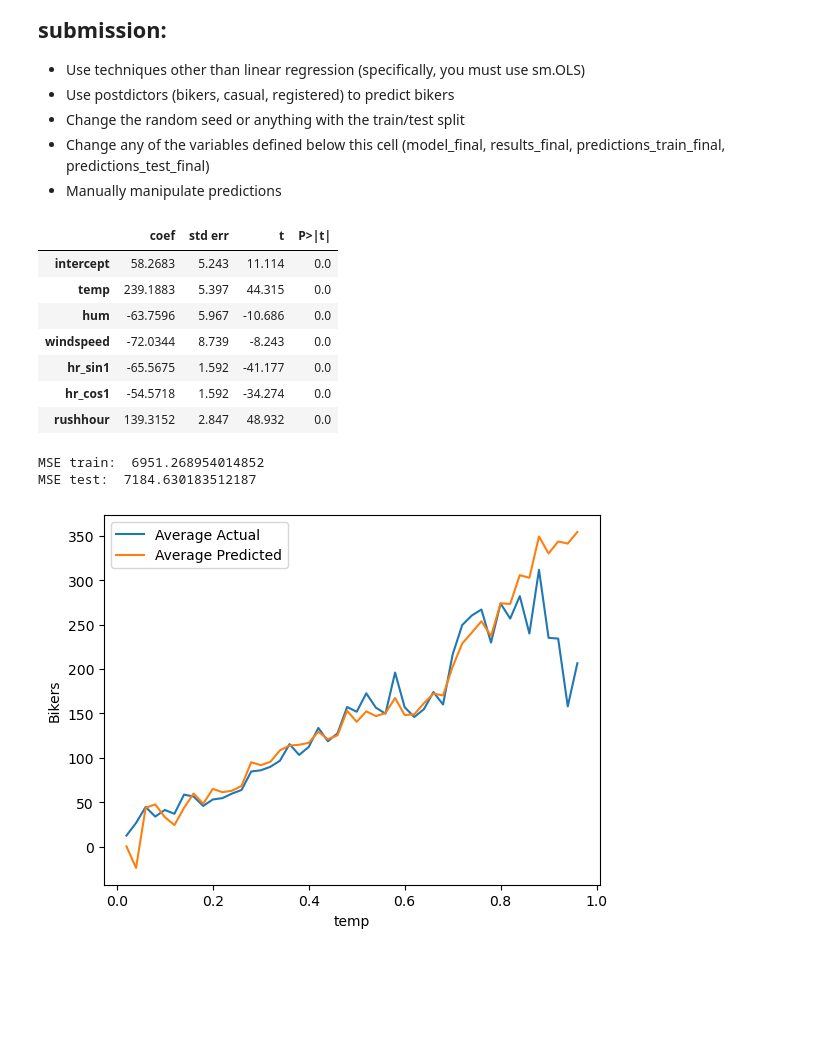
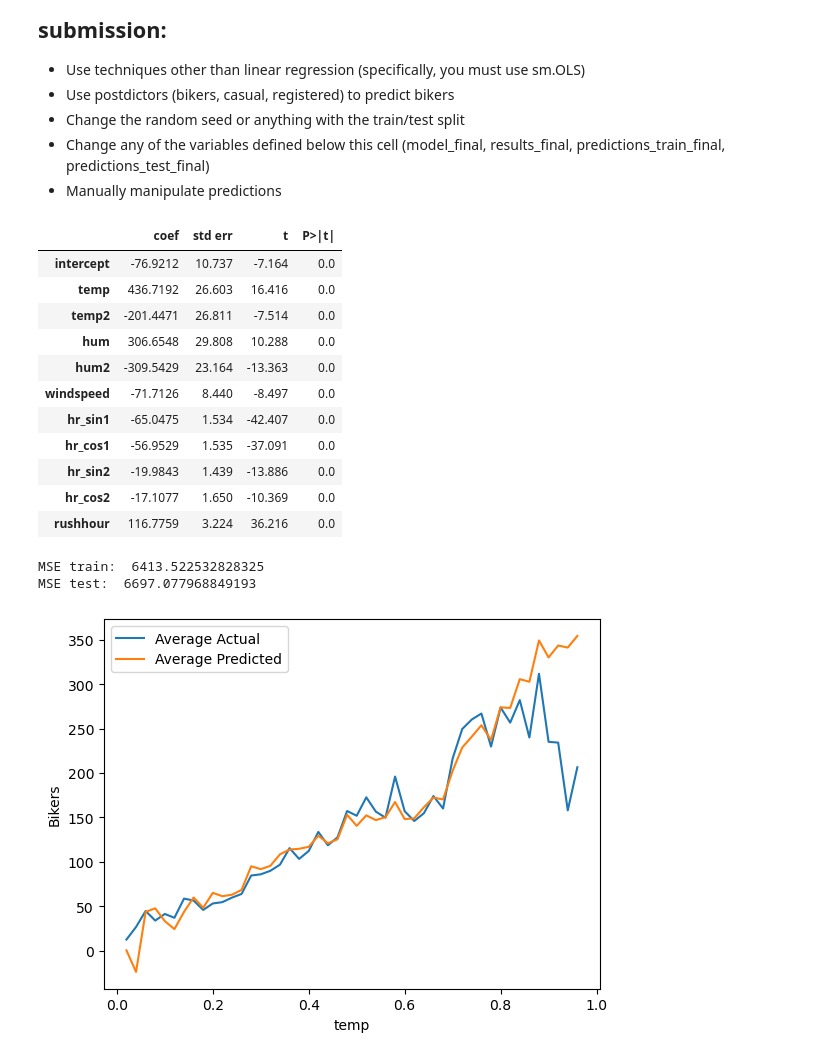
Before and after one commit to VrundHP/code_2600, a Jupyter notebook: mod05_nonlinear.ipynb, the cells around one changed output. Cells and saved outputs as stored; diff of their text form; code cells hidden in the pictures; blank space fills up the shorter version.

```diff
--- a/mod05_nonlinear.ipynb
+++ b/mod05_nonlinear.ipynb
@@ -370,39 +370,42 @@ y_test  = pd.to_numeric(y_test,  errors='coerce').replace([np.inf, -np.inf], np.
 # %%
 # Build your linear regression model here.
 vars_to_include = [
     'intercept',
-    'temp',
-    'hum',
+    'temp', 'temp2',
+    'hum', 'hum2',
     'windspeed',
     'hr_sin1', 'hr_cos1',
+    'hr_sin2', 'hr_cos2',
     'rushhour'
 ]
 
-# Keep only columns that exist (safety)
 vars_to_include = [c for c in vars_to_include if c in X_train.columns]
 
-# Force numeric float matrices for statsmodels
 Xtr = X_train[vars_to_include].apply(pd.to_numeric, errors='coerce') \
                               .replace([np.inf, -np.inf], np.nan) \
                               .fillna(0.0) \
                               .astype(float)
 
 ytr = pd.to_numeric(y_train, errors='coerce') \
         .replace([np.inf, -np.inf], np.nan) \
         .fillna(0.0)
 
 model_final = sm.OLS(ytr, Xtr, missing='drop')
 results_final = model_final.fit()
 summarize(results_final)
 # %% [output]
 |  | coef | std err | t | P>|t| |
-| intercept | 58.2683 | 5.243 | 11.114 | 0.0 |
-| temp | 239.1883 | 5.397 | 44.315 | 0.0 |
-| hum | -63.7596 | 5.967 | -10.686 | 0.0 |
-| windspeed | -72.0344 | 8.739 | -8.243 | 0.0 |
-| hr_sin1 | -65.5675 | 1.592 | -41.177 | 0.0 |
-| hr_cos1 | -54.5718 | 1.592 | -34.274 | 0.0 |
-| rushhour | 139.3152 | 2.847 | 48.932 | 0.0 |
+| intercept | -76.9212 | 10.737 | -7.164 | 0.0 |
+| temp | 436.7192 | 26.603 | 16.416 | 0.0 |
+| temp2 | -201.4471 | 26.811 | -7.514 | 0.0 |
+| hum | 306.6548 | 29.808 | 10.288 | 0.0 |
+| hum2 | -309.5429 | 23.164 | -13.363 | 0.0 |
+| windspeed | -71.7126 | 8.440 | -8.497 | 0.0 |
+| hr_sin1 | -65.0475 | 1.534 | -42.407 | 0.0 |
+| hr_cos1 | -56.9529 | 1.535 | -37.091 | 0.0 |
+| hr_sin2 | -19.9843 | 1.439 | -13.886 | 0.0 |
+| hr_cos2 | -17.1077 | 1.650 | -10.369 | 0.0 |
+| rushhour | 116.7759 | 3.224 | 36.216 | 0.0 |
 # %%
 
 Xtr_pred = X_train[vars_to_include].apply(pd.to_numeric, errors='coerce') \
@@ -421,8 +424,8 @@ print('MSE train: ', mse(y_train, predictions_train_final))
 predictions_test_final = predict(Xte_pred, results_final)
 print('MSE test: ', mse(y_test, predictions_test_final))
 # %% [output]
-MSE train:  6951.268954014852
-MSE test:  7184.630183512187
+MSE train:  6413.522532828325
+MSE test:  6697.077968849193
 # %%
 plot_avg_actual_vs_predicted_by_feature(X=X_train,
                                         y=y_train,
```
